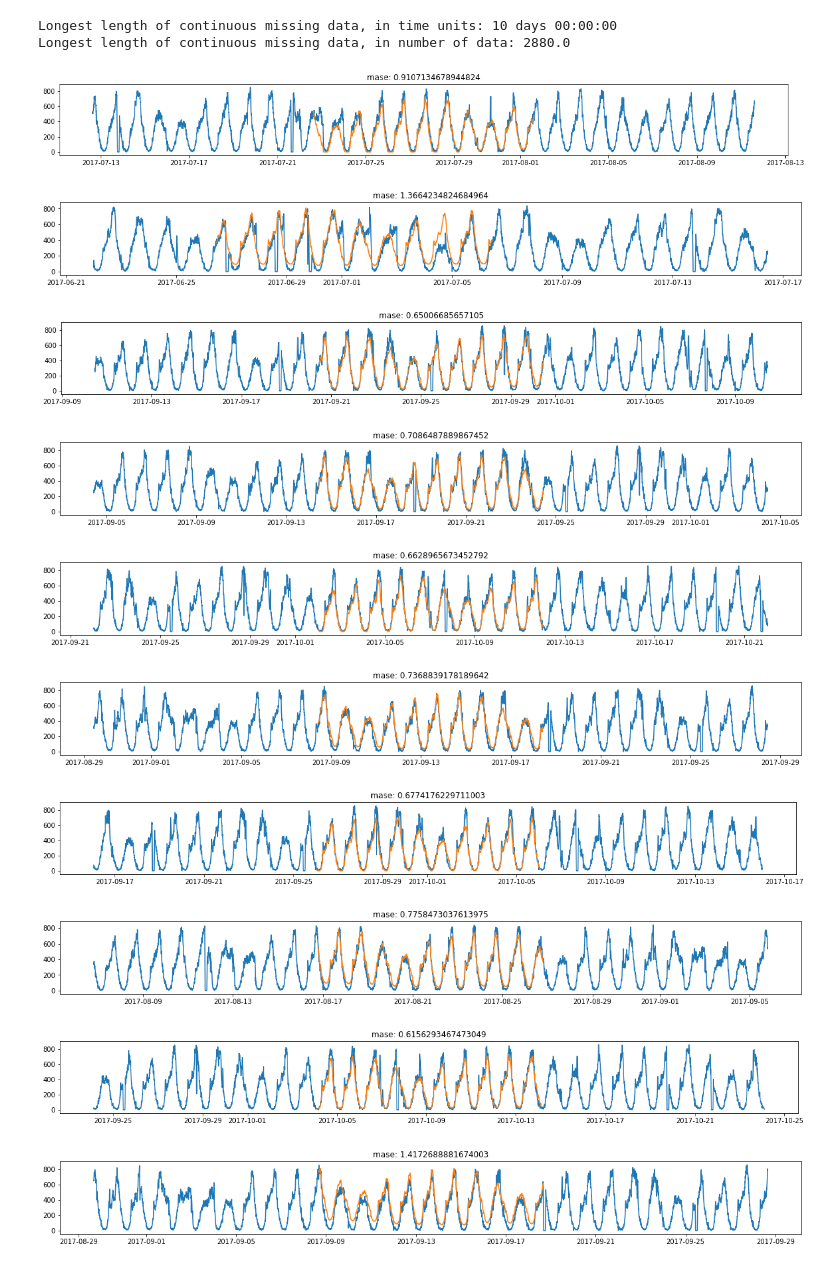
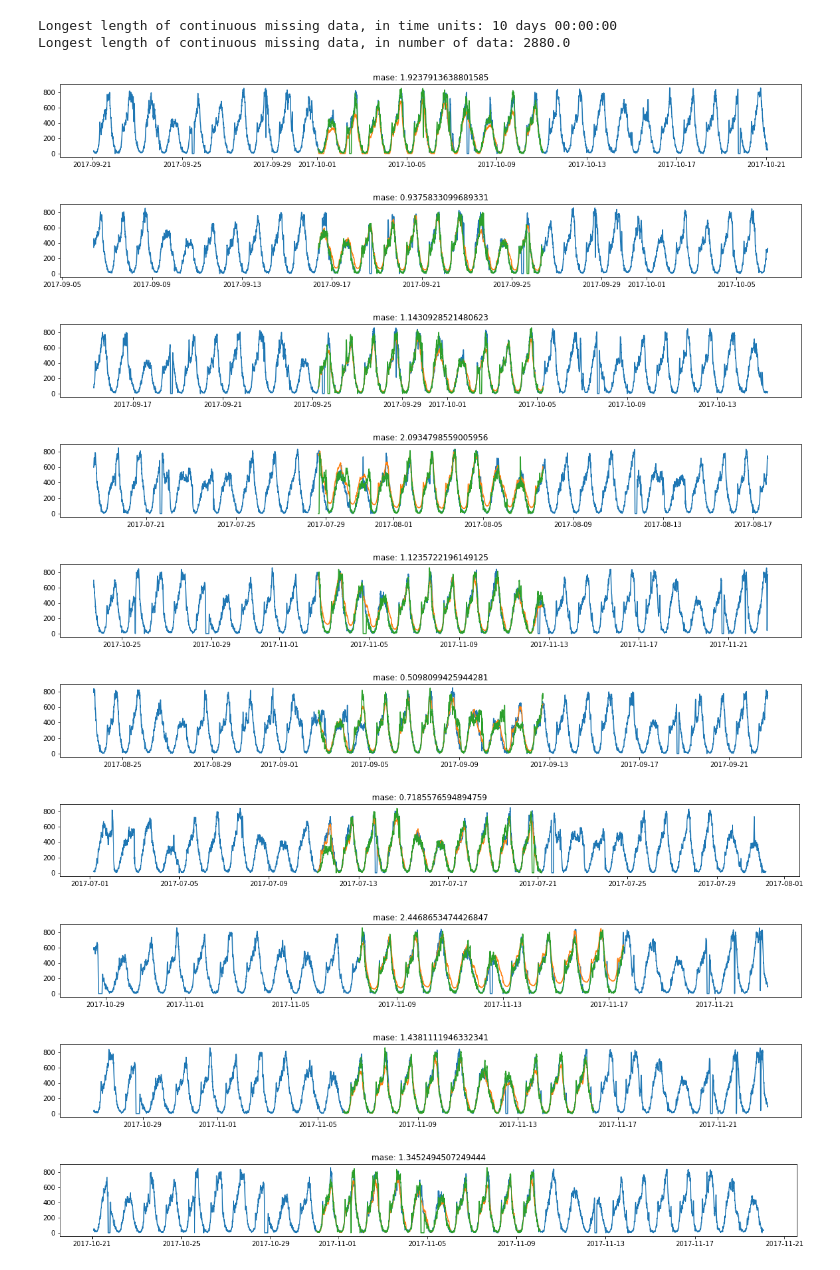
Before and after one commit to victorchan314/arterial_traffic_flow_predictor, a Jupyter notebook: imputation.ipynb, the cells around one changed output. Saved outputs shown, nothing was run; the diff lists cells and outputs as text; code cells hidden in the pictures.

Commit message:
Test imputation and downloaded CSV

```diff
--- a/imputation.ipynb
+++ b/imputation.ipynb
@@ -40,19 +45,21 @@ print("Longest length of continuous missing data, in number of data: {}".format(
 Longest length of continuous missing data, in time units: 10 days 00:00:00
 Longest length of continuous missing data, in number of data: 2880.0
 # %%
-preprocessing.test_imputation(flow, DATA_FREQUENCY, SEASONAL_FREQUENCY,
+error, errors = preprocessing.test_imputation(flow, DATA_FREQUENCY, SEASONAL_FREQUENCY,
                               preprocessing.seasonal_decomposition_linear_interpolation_imputation,
                               imputation_params={'lower_bound': 0}, k=10,
-                              error="mase", error_params={"seasonal_freq": 12},
-                              graph=True, figsize=(20, 2), graph_zoom=True)
+                              error="mase", error_params={"seasonal_freq": SEASONAL_FREQUENCY},
+                              graph=True, figsize=(20, 2), graph_zoom=True, graph_naive_forecast=True)
+print("Average MASE: {}".format(error))
+print("Individual MASEs: {}".format(errors))
 # %% [output]
-[figure, old version]
+[figure, new version]
-[figure, old version]
+[figure, new version]
-[figure, old version]
+[figure, new version]
-[figure, old version]
+[figure, new version]
-[figure, old version]
+[figure, new version]
-[figure, old version]
+[figure, new version]
-[figure, old version]
+[figure, new version]
-[figure, old version]
+[figure, new version]
-[figure, old version]
+[figure, new version]
-[figure, old version]
+[figure, new version]
```
Also changed, not shown: parts of 5 cells of this notebook.
